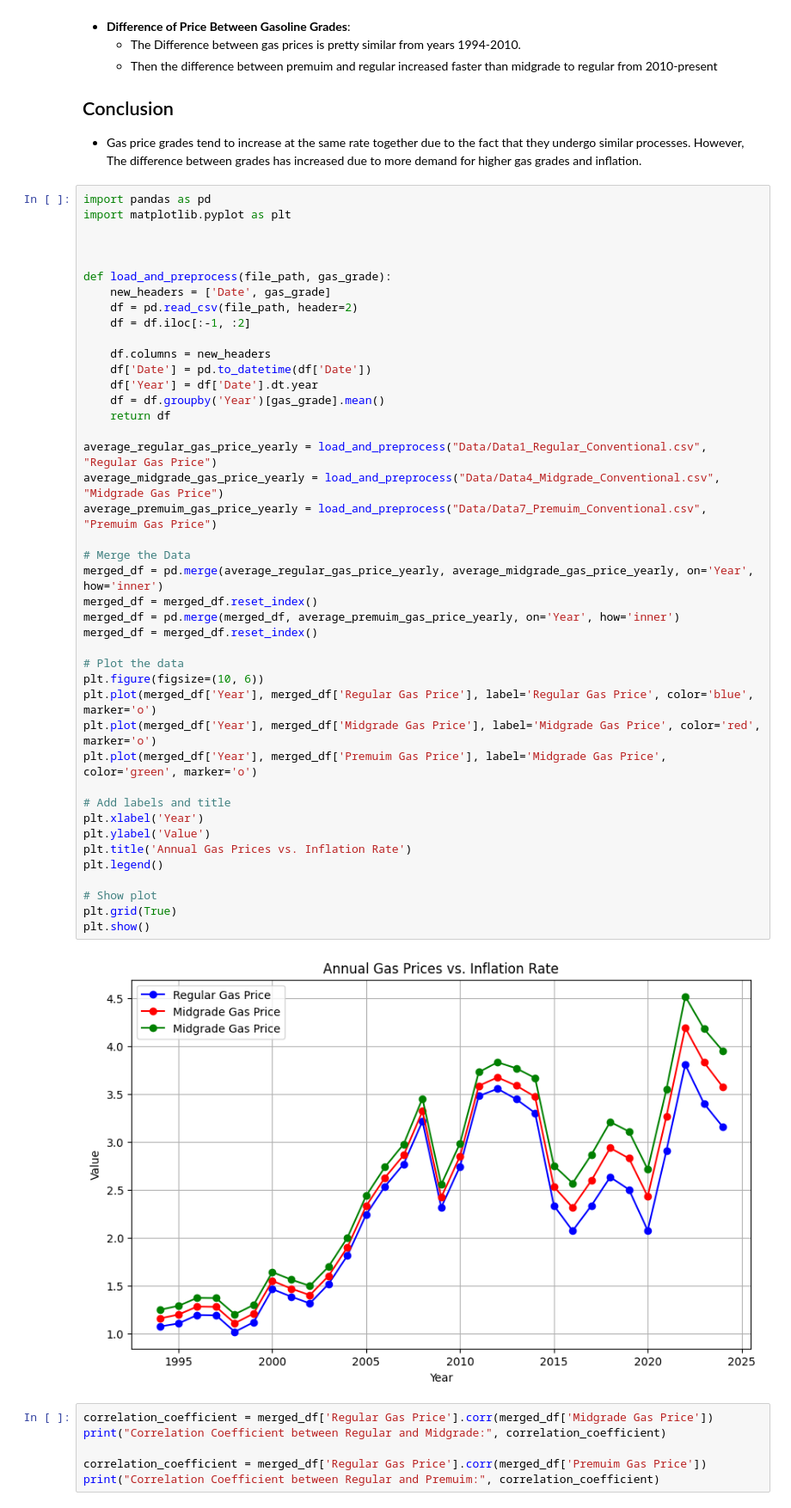
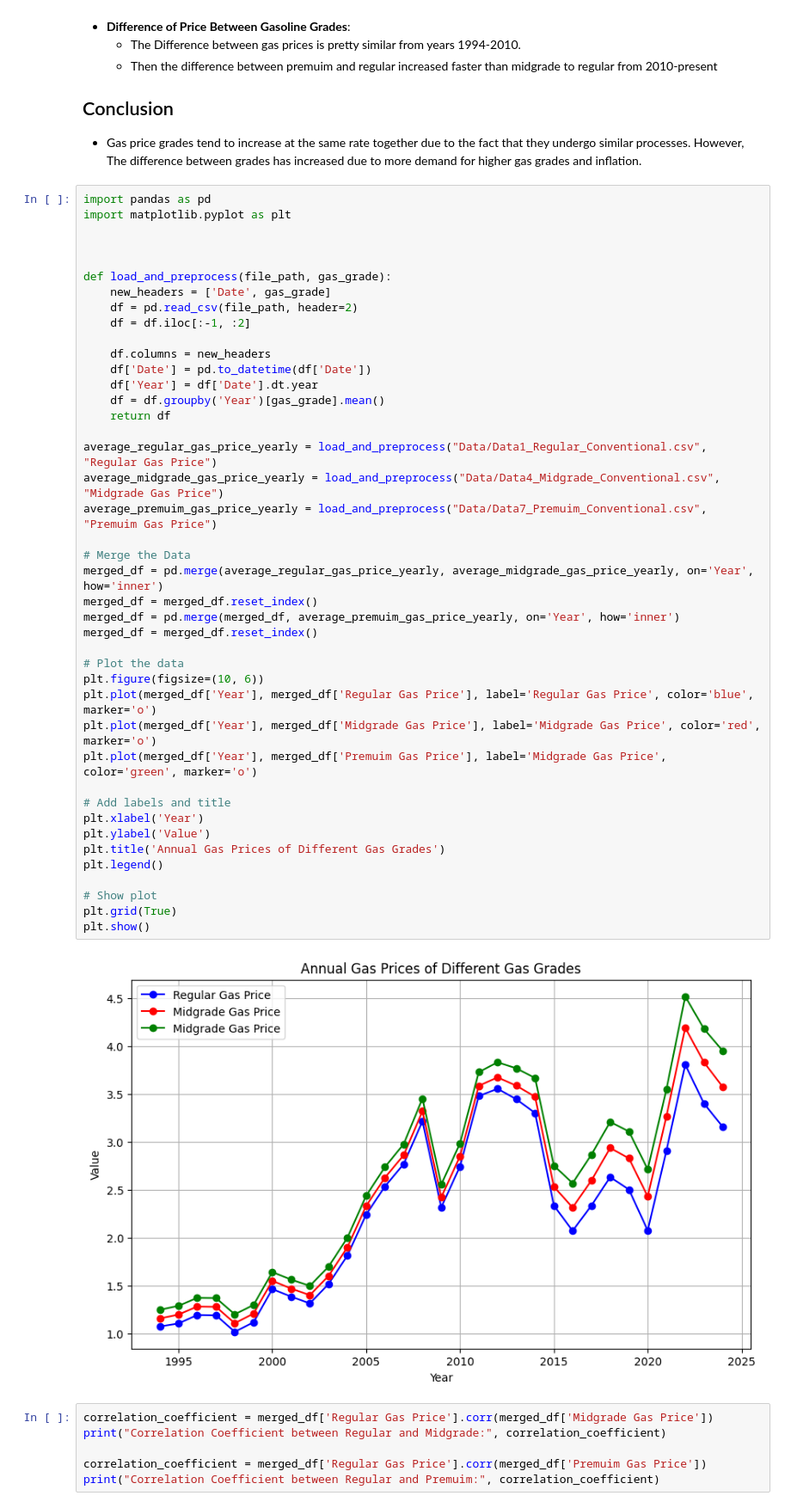
Before and after one commit to SatchelF/Data_Analysis_Project, a Jupyter notebook: correlation_of_different_gas_grades.ipynb, the cells around one changed output. Shown: that part at 86% size. Drawn from its saved outputs; the diff is of its cells as text.

```diff
--- a/correlation_of_different_gas_grades.ipynb
+++ b/correlation_of_different_gas_grades.ipynb
@@ -51,35 +51,35 @@ def load_and_preprocess(file_path, gas_grade):
     df['Date'] = pd.to_datetime(df['Date'])
     df['Year'] = df['Date'].dt.year
     df = df.groupby('Year')[gas_grade].mean()
     return df
 
 average_regular_gas_price_yearly = load_and_preprocess("Data/Data1_Regular_Conventional.csv", "Regular Gas Price")
 average_midgrade_gas_price_yearly = load_and_preprocess("Data/Data4_Midgrade_Conventional.csv", "Midgrade Gas Price")
 average_premuim_gas_price_yearly = load_and_preprocess("Data/Data7_Premuim_Conventional.csv", "Premuim Gas Price")
 
 # Merge the Data
 merged_df = pd.merge(average_regular_gas_price_yearly, average_midgrade_gas_price_yearly, on='Year', how='inner')
 merged_df = merged_df.reset_index()
 merged_df = pd.merge(merged_df, average_premuim_gas_price_yearly, on='Year', how='inner')
 merged_df = merged_df.reset_index()
 
 # Plot the data
 plt.figure(figsize=(10, 6))
 plt.plot(merged_df['Year'], merged_df['Regular Gas Price'], label='Regular Gas Price', color='blue', marker='o')
 plt.plot(merged_df['Year'], merged_df['Midgrade Gas Price'], label='Midgrade Gas Price', color='red', marker='o')
 plt.plot(merged_df['Year'], merged_df['Premuim Gas Price'], label='Midgrade Gas Price', color='green', marker='o')
 
 # Add labels and title
 plt.xlabel('Year')
 plt.ylabel('Value')
-plt.title('Annual Gas Prices vs. Inflation Rate')
+plt.title('Annual Gas Prices of Different Gas Grades')
 plt.legend()
 
 # Show plot
 plt.grid(True)
 plt.show()
 # %% [output]
-[figure, old version]
+[figure, new version]
 # %%
 correlation_coefficient = merged_df['Regular Gas Price'].corr(merged_df['Midgrade Gas Price'])
 print("Correlation Coefficient between Regular and Midgrade:", correlation_coefficient)
```
Also changed, not shown: 3 other files.
